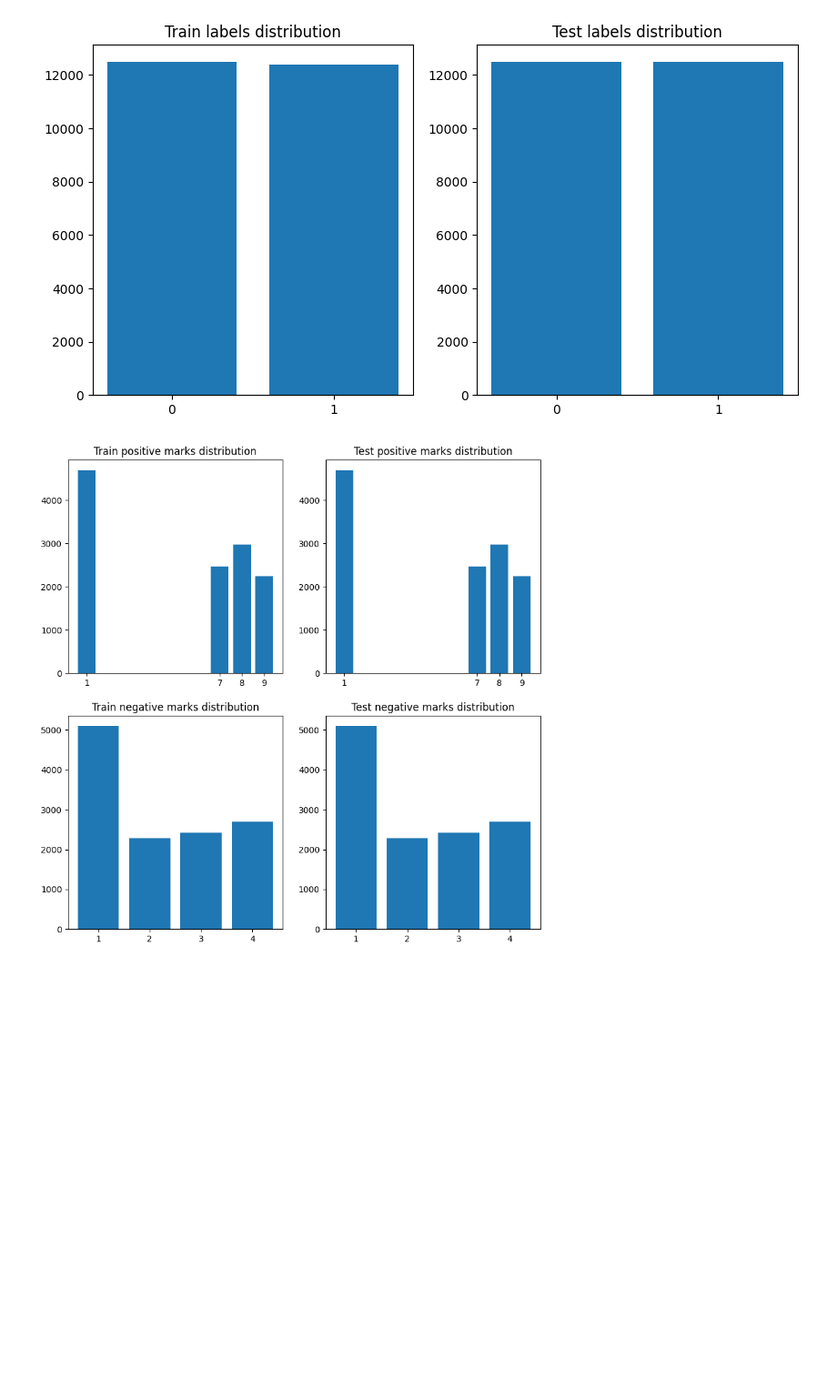
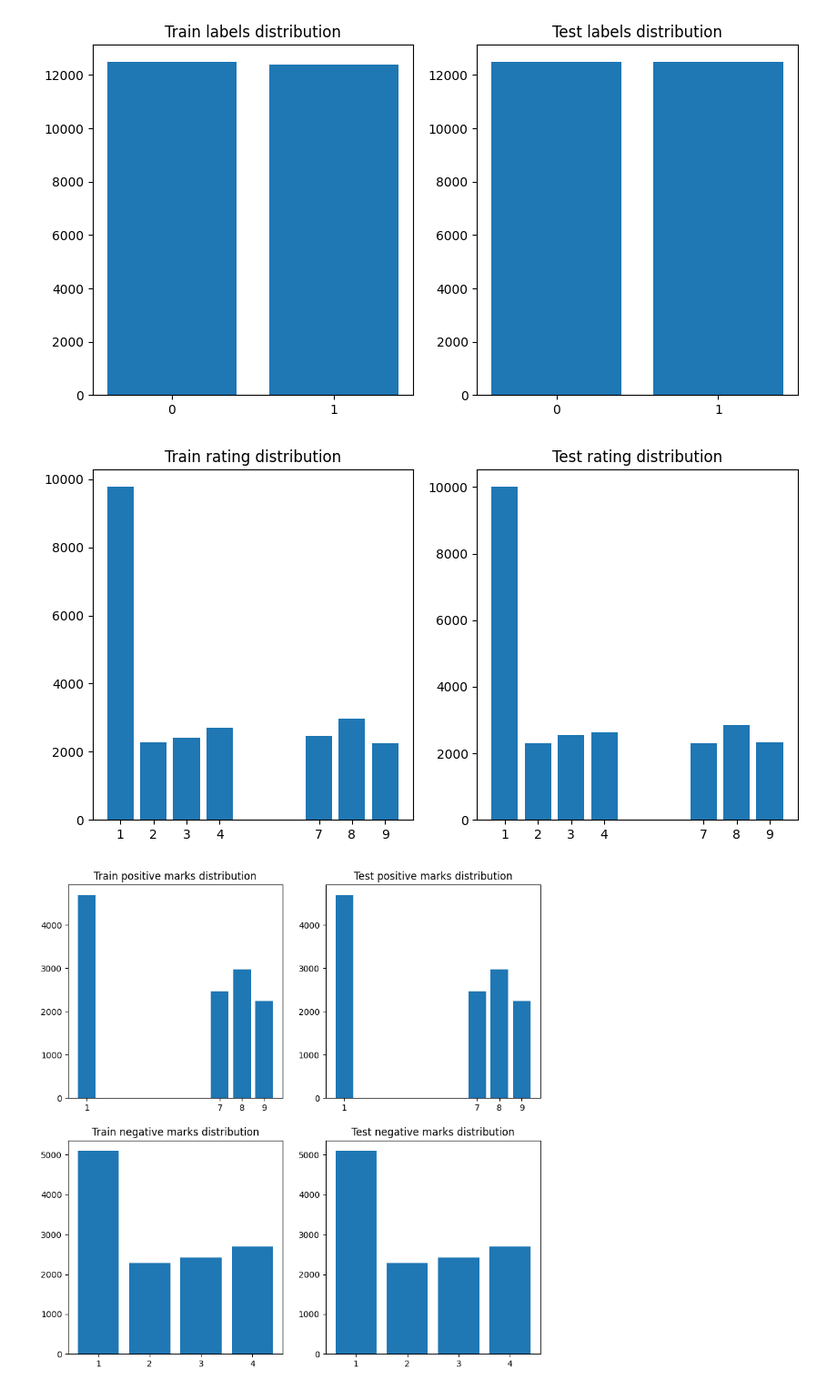
Before and after one commit to Viktoryia-1/IMDB-movie-reviews-classification-and-deployment-with-flask-and-herocu, a Jupyter notebook: Notebook.ipynb, the cells around one changed output. Shown at 91% size. Saved outputs shown, nothing was run; the diff lists cells and outputs as text; code cells hidden in the pictures; blank space fills up the shorter version.

```diff
--- a/Notebook.ipynb
+++ b/Notebook.ipynb
@@ -75,5 +106,17 @@ ax2.set_xticks([0, 1]);
 # %% [output]
 [figure]
+# %%
+fig, ax = plt.subplots(1, 2, figsize=(10,5))
+ax[0].set_title('Train rating distribution')
+ax[0].bar(train.mark.value_counts().sort_index().index, train.mark.value_counts().sort_index())
+ax[0].set_xticks(train.mark.value_counts().sort_index().index.to_list())
+
+ax[1].set_title('Test rating distribution')
+ax[1].bar(test.mark.value_counts().sort_index().index, test.mark.value_counts().sort_index())
+ax[1].set_xticks(test.mark.value_counts().sort_index().index.to_list())
+#plt.savefig(path + '/rating_label_distribution.png');
+# %% [output]
+[figure, added]
 # %%
 train_pos = train.loc[train.label == 1]
 train_neg = train.loc[train.label == 0]
```
Also changed, not shown: parts of 25 cells of this notebook.
